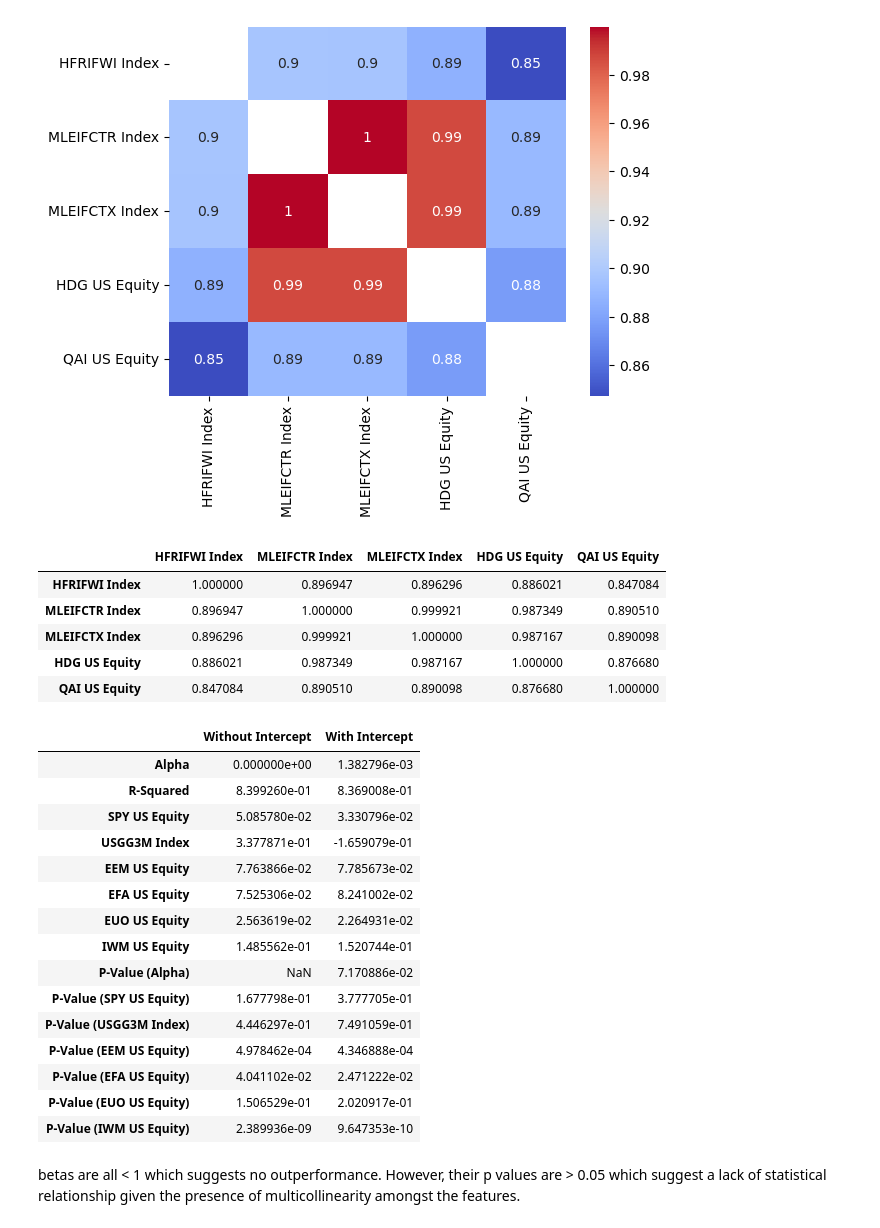
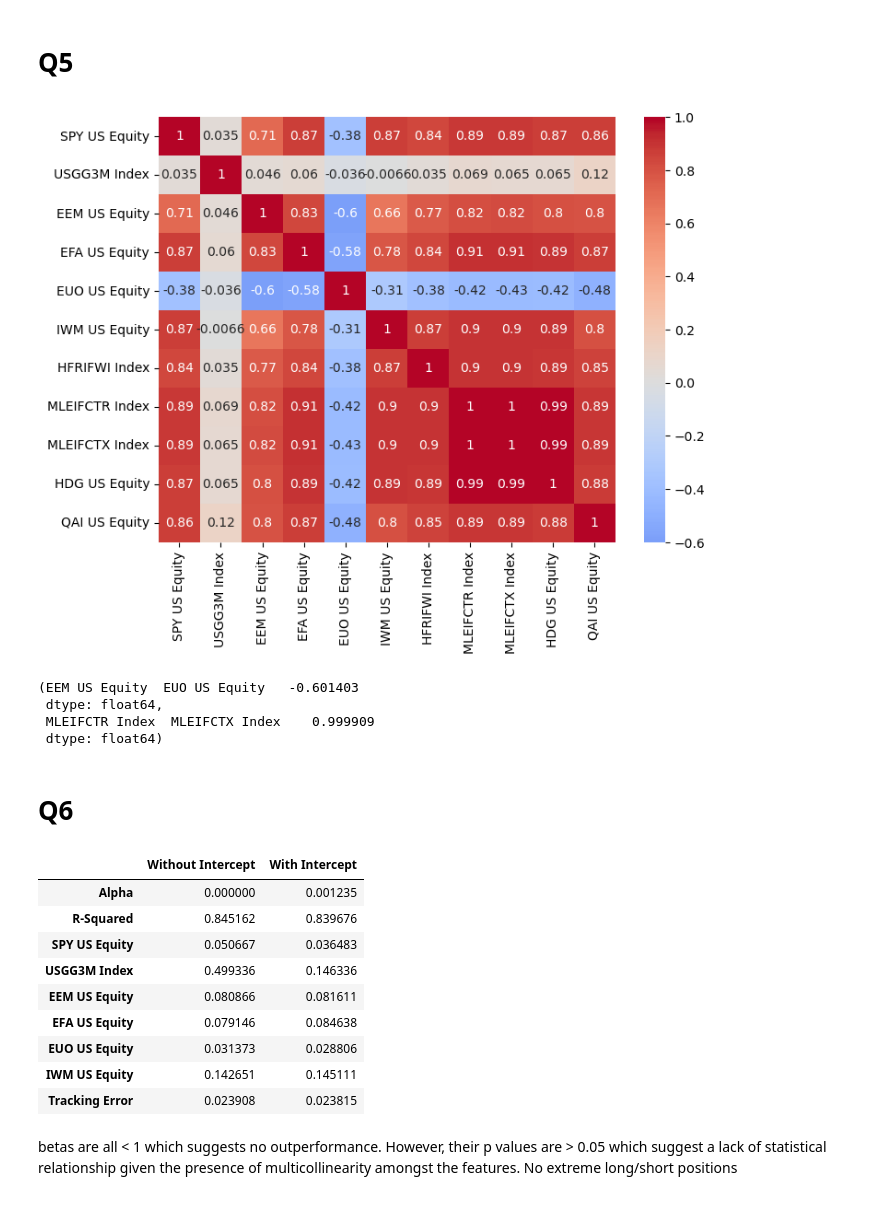
Before and after one commit to ccwhgetgit/finm-portfolio-2024, a Jupyter notebook: homework/HW2.ipynb, the cells around one changed output. Cells and saved outputs as stored; diff of their text form; code cells hidden in the pictures.

```diff
--- a/homework/HW2.ipynb
+++ b/homework/HW2.ipynb
@@ -1,7 +3,7 @@
 # %%
 import pandas as pd
 import numpy as np
-df = pd.read_excel("./data/(old)proshares_analysis_data.xlsx", sheet_name="hedge_fund_series")
+df = pd.read_excel("./data/proshares_analysis_data.xlsx", sheet_name="hedge_fund_series")
 df.rename(columns = {'Unnamed: 0':'Date'}, inplace=True)
 df = df.set_index('Date')
 annualization_factor = 12
@@ -83,8 +96,7 @@ results_df
 # %%
 # regressions
 import statsmodels.api as sm
-spy = pd.read_excel("./data/(old)proshares_analysis_data.xlsx", sheet_name="merrill_factors")
-spy.rename(columns = {'Unnamed: 0':'Date'}, inplace=True)
+spy = pd.read_excel("./data/proshares_analysis_data.xlsx", sheet_name="merrill_factors")
 spy.rename(columns = {'Unnamed: 0':'Date'}, inplace=True)
 combined_df = pd.merge(df, spy['SPY US Equity'], on = df.index)
 combined_df.rename(columns = {'key_0':'Date'}, inplace=True)
@@ -130,25 +149,30 @@ Nonetheless, as their betas are positive, they have some positive influence on t
+# %% [markdown]
+# Q5
 # %%
 # corr mtx
-corr_mtx = df.corr()
 import seaborn as sns
-
-mask = np.eye(corr_mtx.shape[0], dtype=bool)
-sns.heatmap(corr_mtx, mask=mask, annot=True, cmap='coolwarm')
+import matplotlib.pyplot as plt
+full_df = pd.concat([spy.set_index('Date'), df], axis = 1)
+corr_mtx = full_df.corr()
+plt.figure(figsize=(8,6))
+sns.heatmap(corr_mtx, annot=True, cmap='coolwarm', center = 0 )
 plt.show()
 # %% [output]
-[figure, old version]
+[figure, new version]
 # %%
-corr_mtx
+corr_pairs = corr_mtx.unstack()
+corr_pairs = corr_pairs[corr_pairs != 1 ]
+sorted_corr = corr_pairs.sort_values()
+sorted_corr.head(1), sorted_corr.tail(1)
 # %% [output]
-|  | HFRIFWI Index | MLEIFCTR Index | MLEIFCTX Index | HDG US Equity | QAI US Equity |
-| HFRIFWI Index | 1.000000 | 0.896947 | 0.896296 | 0.886021 | 0.847084 |
-| MLEIFCTR Index | 0.896947 | 1.000000 | 0.999921 | 0.987349 | 0.890510 |
-| MLEIFCTX Index | 0.896296 | 0.999921 | 1.000000 | 0.987167 | 0.890098 |
-| HDG US Equity | 0.886021 | 0.987349 | 0.987167 | 1.000000 | 0.876680 |
-| QAI US Equity | 0.847084 | 0.890510 | 0.890098 | 0.876680 | 1.000000 |
+(EEM US Equity  EUO US Equity   -0.601403
+ dtype: float64,
+ MLEIFCTR Index  MLEIFCTX Index    0.999909
+ dtype: float64)
+# %% [markdown]
+# Q6
 # %%
-#Q6
-merill_factors = pd.read_excel("./data/(old)proshares_analysis_data.xlsx", sheet_name="merrill_factors")
+merill_factors = pd.read_excel("./data/proshares_analysis_data.xlsx", sheet_name="merrill_factors")
 merill_factors.rename(columns = {'Unnamed: 0':'Date'}, inplace=True)
 merill_factors.set_index('Date', inplace =True)
 factors = list(merill_factors.columns)
@@ -158,7 +182,7 @@ combined_df.rename(columns = {'key_0':'Date'}, inplace=True)
 combined_df.set_index('Date', inplace=True)
 
 def get_params(data, y_col='HFRIFWI Index', x_col=factors):
-    columns = ['Alpha', 'R-Squared'] + x_col + ['P-Value (Alpha)'] + [f'P-Value ({col})' for col in x_col]
+    columns = ['Alpha', 'R-Squared'] + x_col + ['Tracking Error']
     params_df = pd.DataFrame(index=columns)
 
     y = data[y_col]
@@ -167,7 +191,8 @@ def get_params(data, y_col='HFRIFWI Index', x_col=factors):
     r_squared = model.rsquared
     betas = model.params
     p_values = model.pvalues
-    parameters = [0] + [r_squared] + list(betas) + [None] + list(p_values)
+    tracking_error = (model.resid).std()*np.sqrt(12)
+    parameters = [0] + [r_squared] + list(betas) + [tracking_error]
     params_df['Without Intercept'] = parameters
 
     x = sm.add_constant(x)
@@ -176,9 +201,10 @@ def get_params(data, y_col='HFRIFWI Index', x_col=factors):
     betas_model_alpha = model_alpha.params[1:]
     alpha_model_alpha = model_alpha.params[0]
     p_values_model_alpha = model_alpha.pvalues
-    alpha_p_value = p_values_model_alpha[0]
-    beta_p_values = p_values_model_alpha[1:]
-    parameters = [alpha_model_alpha] + [r_squared_model_alpha] + list(betas_model_alpha) + [alpha_p_value] + list(beta_p_values)
+
+    tracking_error_alpha = (model_alpha.resid).std()*np.sqrt(12)
+
+    parameters = [alpha_model_alpha] + [r_squared_model_alpha] + list(betas_model_alpha) + [tracking_error_alpha]
     params_df['With Intercept'] = parameters
 
     return params_df
@@ -186,21 +212,15 @@ def get_params(data, y_col='HFRIFWI Index', x_col=factors):
 get_params(combined_df)
 # %% [output]
 |  | Without Intercept | With Intercept |
-| Alpha | 0.000000e+00 | 1.382796e-03 |
-| R-Squared | 8.399260e-01 | 8.369008e-01 |
-| SPY US Equity | 5.085780e-02 | 3.330796e-02 |
-| USGG3M Index | 3.377871e-01 | -1.659079e-01 |
-| EEM US Equity | 7.763866e-02 | 7.785673e-02 |
-| EFA US Equity | 7.525306e-02 | 8.241002e-02 |
-| EUO US Equity | 2.563619e-02 | 2.264931e-02 |
-| IWM US Equity | 1.485562e-01 | 1.520744e-01 |
-| P-Value (Alpha) | NaN | 7.170886e-02 |
-| P-Value (SPY US Equity) | 1.677798e-01 | 3.777705e-01 |
-| P-Value (USGG3M Index) | 4.446297e-01 | 7.491059e-01 |
-| P-Value (EEM US Equity) | 4.978462e-04 | 4.346888e-04 |
-| P-Value (EFA US Equity) | 4.041102e-02 | 2.471222e-02 |
-| P-Value (EUO US Equity) | 1.506529e-01 | 2.020917e-01 |
-| P-Value (IWM US Equity) | 2.389936e-09 | 9.647353e-10 |
+| Alpha | 0.000000 | 0.001235 |
+| R-Squared | 0.845162 | 0.839676 |
+| SPY US Equity | 0.050667 | 0.036483 |
+| USGG3M Index | 0.499336 | 0.146336 |
+| EEM US Equity | 0.080866 | 0.081611 |
+| EFA US Equity | 0.079146 | 0.084638 |
+| EUO US Equity | 0.031373 | 0.028806 |
+| IWM US Equity | 0.142651 | 0.145111 |
+| Tracking Error | 0.023908 | 0.023815 |
 # %% [markdown]
 betas are all < 1 which suggests no outperformance.
-However, their p values are > 0.05 which suggest a lack of statistical relationship given the presence of multicollinearity amongst the features.
+However, their p values are > 0.05 which suggest a lack of statistical relationship given the presence of multicollinearity amongst the features. No extreme long/short positions
```
Also changed, not shown: parts of 18 cells of this notebook, 7 other files.
